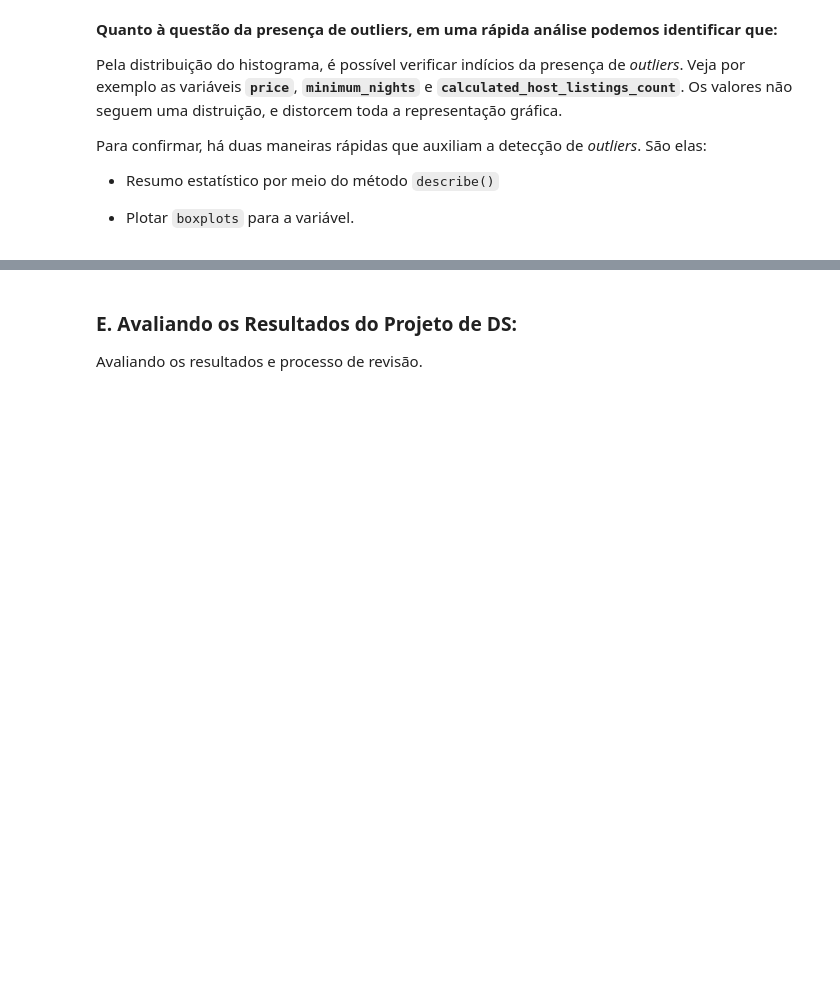
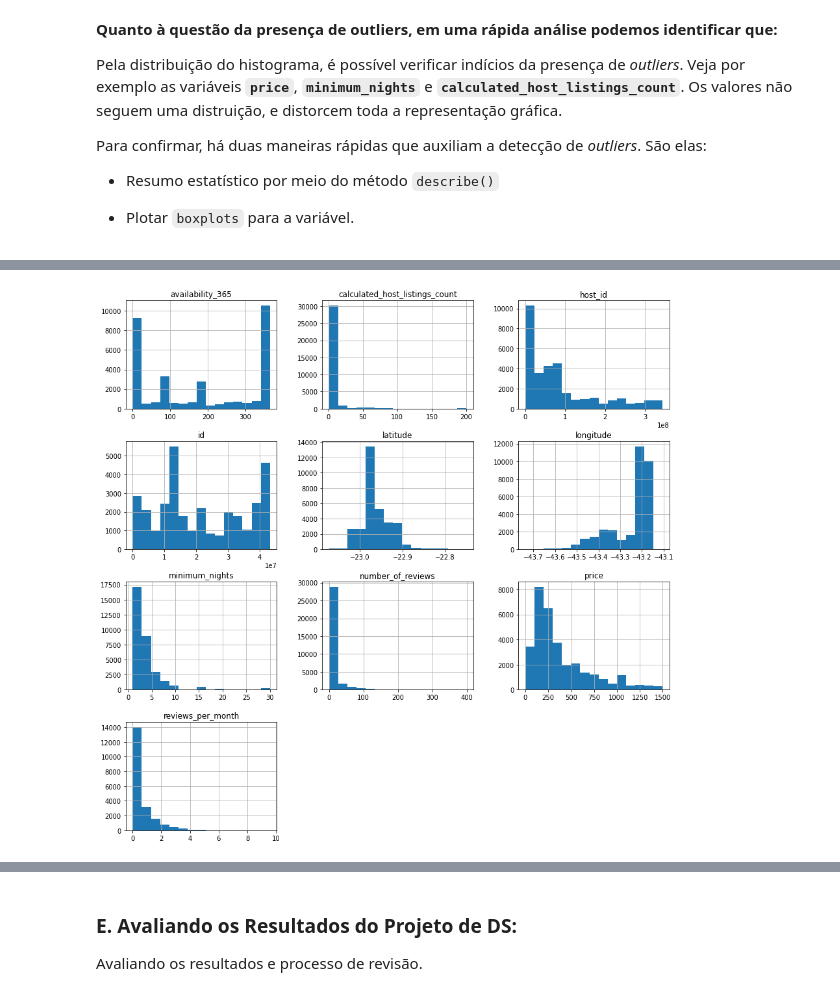
Before and after one commit to consultantleonardoferreira/Projetos-em-Data-Science, a Jupyter notebook: airbnb.ipynb, the cells around one changed output, grey strips where cells are left out. Saved outputs shown, nothing was run; the diff lists cells and outputs as text; code cells hidden in the pictures; blank space fills up the shorter version.

```diff
--- a/airbnb.ipynb
+++ b/airbnb.ipynb
@@ -214,0 +260,16 @@ Selecionando os dados, limpando os dados, construindo novos dados, integrando da
+# %%
+# Buscou-se remover os outliers na construção de um novo dataset.
+
+df_clean = df.copy()
+df_clean.drop(df_clean[df_clean.price > 1500].index, axis=0, inplace=True)
+df_clean.drop(df_clean[df_clean.minimum_nights > 30].index, axis=0, inplace=True)
+
+# Buscou-se remover a variável `neighbourhood_group`, pois encontra-se vazia.
+
+df_clean.drop('neighbourhood_group', axis=1, inplace=True)
+
+# E na sequência buscou-se plotar novamente o histograma para as variáveis numéricas.
+
+df_clean.hist(bins=15, figsize=(15,15));
+# %% [output]
+[figure, added]
```
Also changed, not shown: parts of 22 cells of this notebook.
